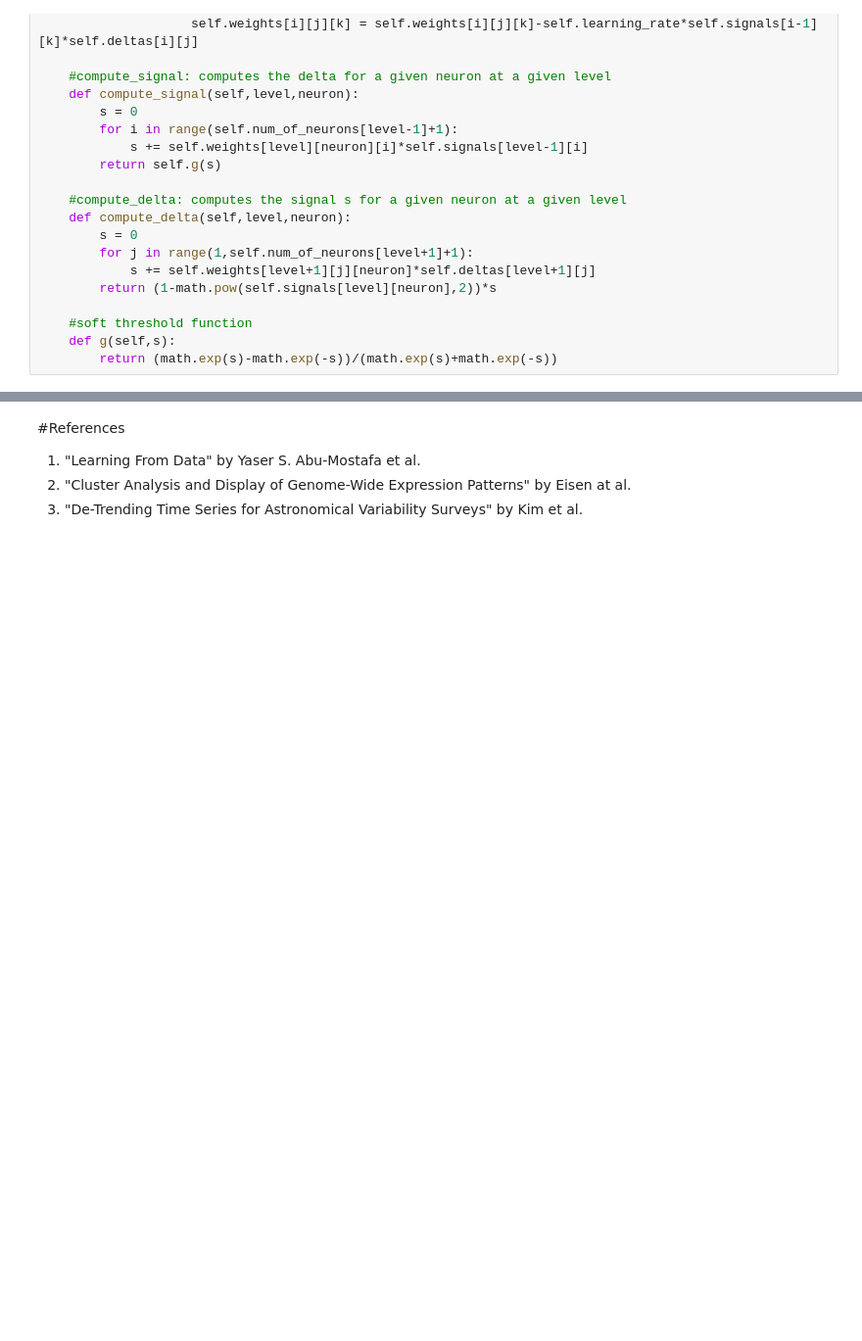
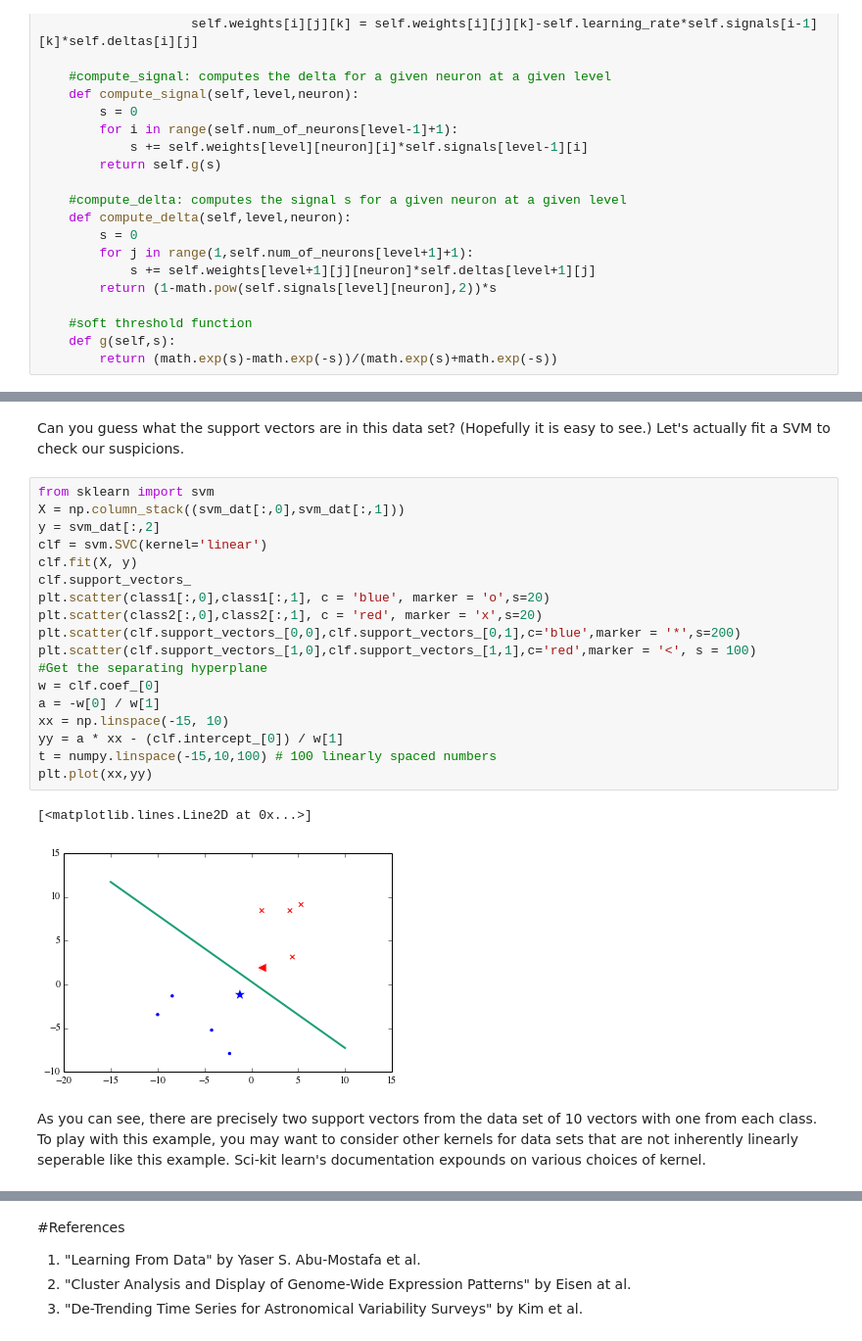
Before and after one commit to cs109/content, a Jupyter notebook: labs/lab10/Lab_10.ipynb, the cells around one changed output, grey strips where cells are left out. Shown at 98% size. Drawn from its saved outputs; the diff is of its cells as text; blank space fills up the shorter version.

```diff
--- a/labs/lab10/Lab_10.ipynb
+++ b/labs/lab10/Lab_10.ipynb
@@ -166 +172,26 @@ Note that this method is useful only in the case that the data appear to be line
+# %% [markdown]
+Can you guess what the support vectors are in this data set? (Hopefully it is easy to see.) Let's actually fit a SVM to check our suspicions.
+# %%
+from sklearn import svm
+X = np.column_stack((svm_dat[:,0],svm_dat[:,1]))
+y = svm_dat[:,2]
+clf = svm.SVC(kernel='linear')
+clf.fit(X, y)
+clf.support_vectors_
+plt.scatter(class1[:,0],class1[:,1], c = 'blue', marker = 'o',s=20)
+plt.scatter(class2[:,0],class2[:,1], c = 'red', marker = 'x',s=20)
+plt.scatter(clf.support_vectors_[0,0],clf.support_vectors_[0,1],c='blue',marker = '*',s=200)
+plt.scatter(clf.support_vectors_[1,0],clf.support_vectors_[1,1],c='red',marker = '<', s = 100)
+#Get the separating hyperplane
+w = clf.coef_[0]
+a = -w[0] / w[1]
+xx = np.linspace(-15, 10)
+yy = a * xx - (clf.intercept_[0]) / w[1]
+t = numpy.linspace(-15,10,100) # 100 linearly spaced numbers
+plt.plot(xx,yy)
+# %% [output]
+[<matplotlib.lines.Line2D at 0x...>]
+[figure, added]
+# %% [markdown]
+As you can see, there are precisely two support vectors from the data set of 10 vectors with one from each class. To play with this example, you may want to consider other kernels for data sets that are not inherently linearly seperable like this example. Sci-kit learn's documentation expounds on various choices of kernel.
 # %% [markdown]
```
Also changed, not shown: parts of 14 cells of this notebook, 2 other files.
